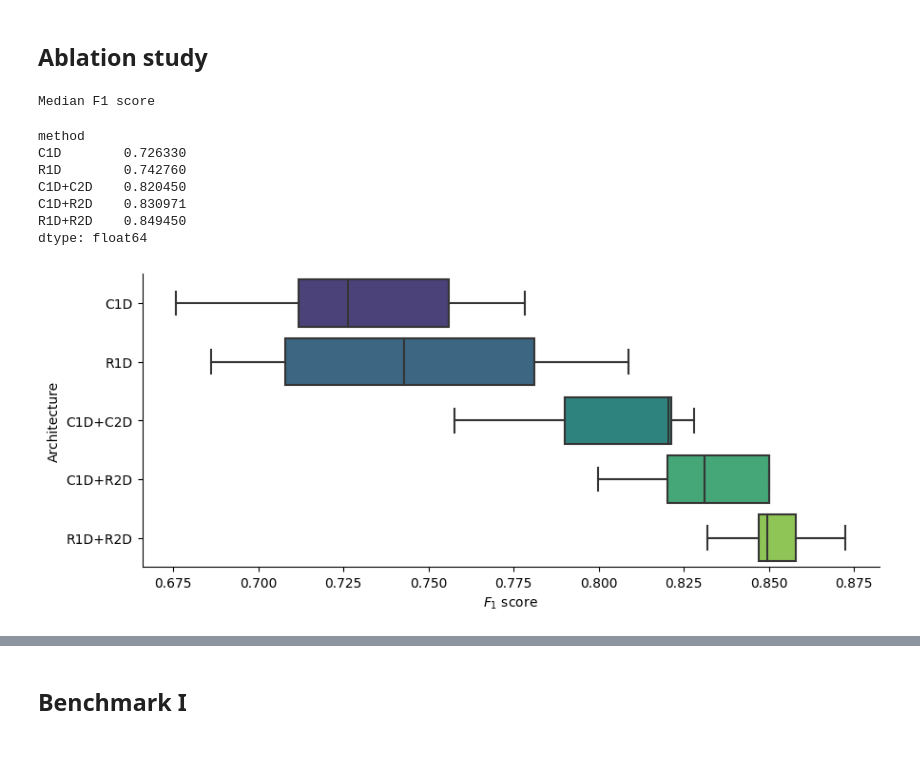
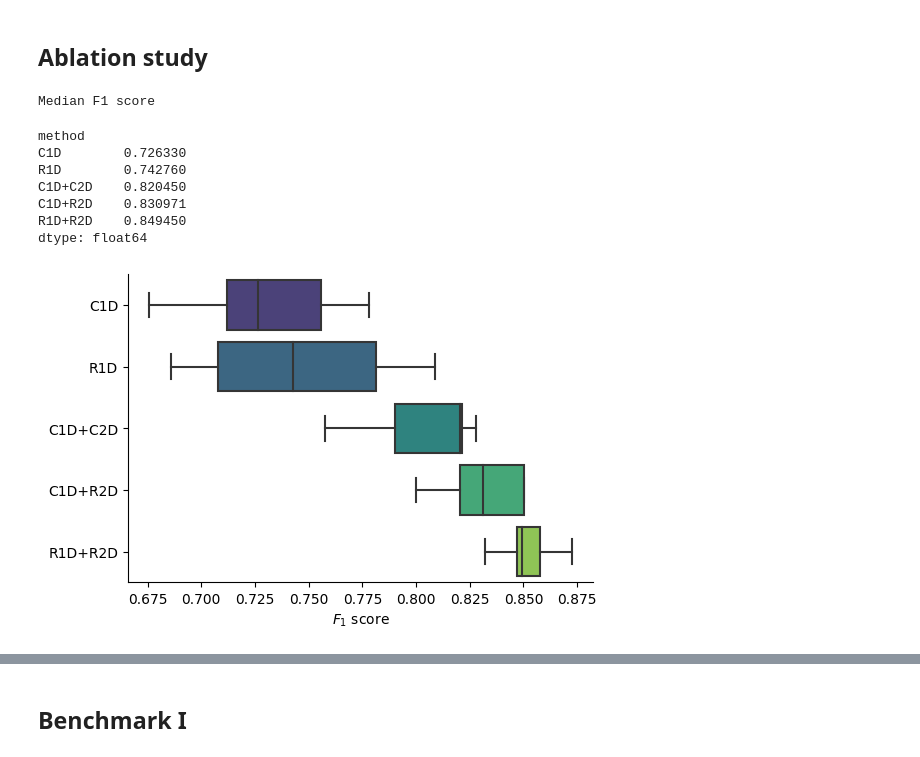
Before and after one commit to sinc-lab/sincFold, a Jupyter notebook: results/summary.ipynb, the cells around one changed output, grey strips where cells are left out. Cells and saved outputs as stored; diff of their text form; code cells hidden in the pictures.

```diff
--- a/results/summary.ipynb
+++ b/results/summary.ipynb
@@ -31,36 +31,37 @@ summary = pd.read_csv(f"ablation.csv", index_col="id")
 
 dataset = pd.read_csv(f"../data/ablation.csv", index_col="id")
 splits = pd.read_csv(f"../data/ablation_splits.csv")
 
 # add references and compute F1 per sequence
 summary["ref"] = dataset.loc[summary.index]["base_pairs"].apply(lambda x: json.loads(x))
 
 summary["F1"] = summary.apply(get_f1, axis=1)
 
 # add fold id
 for fold_number in splits.fold_number.unique():
     test_ids = splits[(splits.partition=="test") & (splits.fold_number==fold_number)].id
     summary.loc[summary.index.isin(test_ids), "fold_number"] = fold_number
 
 # average over folds
-summary = summary.groupby(["fold_number", "method"]).F1.mean().unstack().T
+summary_avg = summary.groupby(["fold_number", "method"]).F1.mean().unstack().T
 
-plt.figure(figsize=(10, 4))
-ax = sns.boxplot(data=summary.T,  orient="h", palette="viridis" , order=methods)
+plt.figure(figsize=(6, 4))
+ax = sns.boxplot(data=summary_avg.T,  orient="h", palette="viridis" , order=methods)
 ax.set_xlabel("$F_1$ score")
-ax.set_ylabel("Architecture")
+ax.set_ylabel("")
 #ax.set_title(f"Ablation study");
 ax.spines[['right', 'top']].set_visible(False);
 
 print("Median F1 score")
-display(summary.loc[methods].T.median())
+display(summary_avg.loc[methods].T.median())
+plt.savefig("ablation.pdf", bbox_inches='tight', transparent=False, pad_inches=0)
 # %% [output]
 Median F1 score
 method
 C1D        0.726330
 R1D        0.742760
 C1D+C2D    0.820450
 C1D+R2D    0.830971
 R1D+R2D    0.849450
 dtype: float64
-[figure, old version]
+[figure, new version]
```
Also changed, not shown: parts of 3 cells of this notebook.
